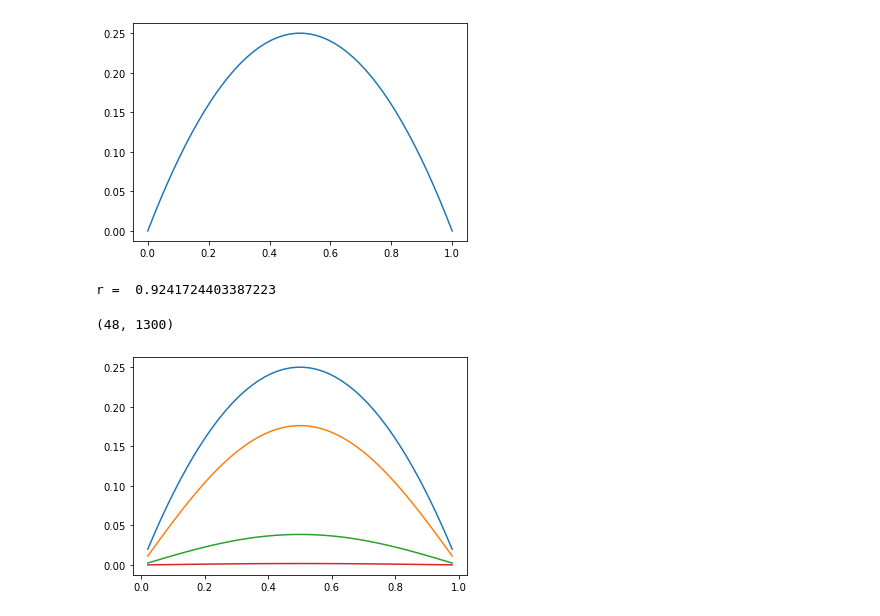
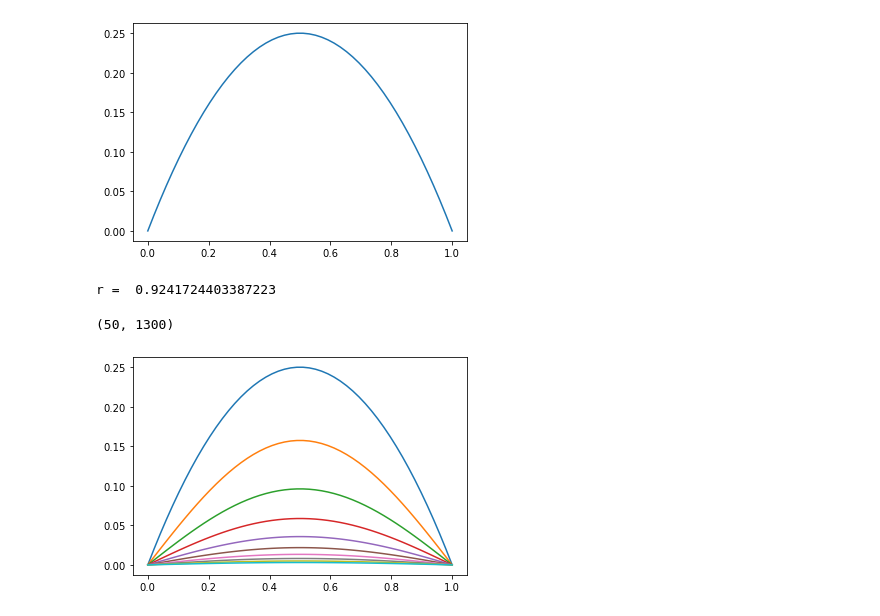
Before and after one commit to richmf/NotitasFisComp25-2, a Jupyter notebook: Untitled.ipynb, the cells around one changed output. Drawn from its saved outputs; the diff is of its cells as text; code cells hidden in the pictures.

```diff
--- a/Untitled.ipynb
+++ b/Untitled.ipynb
@@ -37,9 +37,12 @@ def MetCR(x,t,Psi0,D=0.5):
         MatD = np.dot(Ainv,B)
         for i in range(len(t)-1):
             sol[:,i+1] = np.dot(MatD,sol[:,i])
+        #Nota la solucion ya tiene las CoFo
+        sol_comp = np.zeros( (len(x)+2,len(t)) )
+        sol_comp[1:-1,:] = sol
     else:
         print('No hay convergencia')
-    return sol
+    return sol_comp
 # %%
 x = np.linspace(0,1)
 P0 = -x*(x-1)
@@ -48,18 +51,16 @@ plt.show()
 # %% [output]
 [figure]
 # %%
-x_int , P0_int = x[1:-1] , P0[1:-1]
 t = np.linspace(0,1,1300)
-Psi_xt = MetCR(x_int,t,P0_int)
+Psi_xt = MetCR(x[1:-1],t,P0[1:-1])
 Psi_xt.shape
 # %% [output]
 r =  0.9241724403387223
-(48, 1300)
+(50, 1300)
 # %%
-plt.plot(x_int,Psi_xt[:,0])
-plt.plot(x_int,Psi_xt[:,100])
-plt.plot(x_int,Psi_xt[:,500])
-plt.plot(x_int,Psi_xt[:,-1])
+Nt = int(len(t)/10)
+for i in range(10):
+    plt.plot(x,Psi_xt[:,i*Nt])
 plt.show()
 # %% [output]
-[figure, old version]
+[figure, new version]
```
Also changed, not shown: parts of 3 cells of this notebook.
